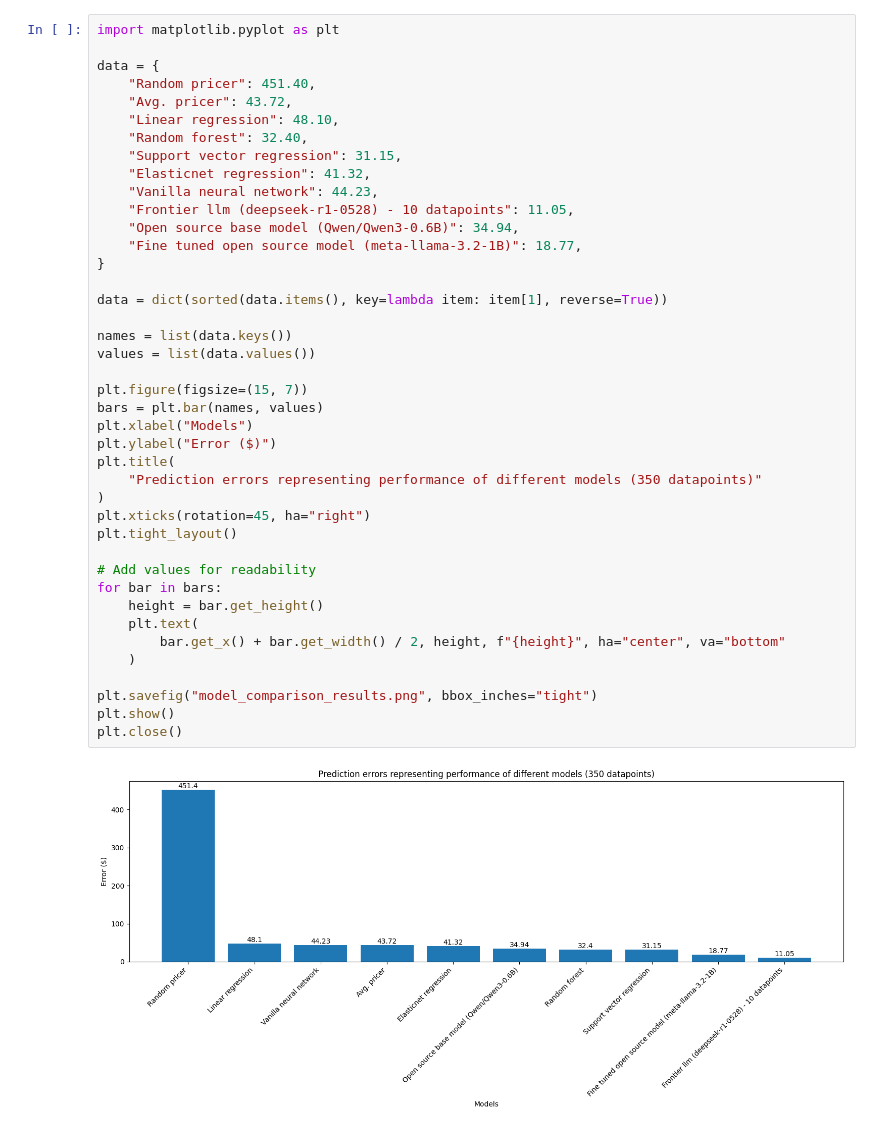
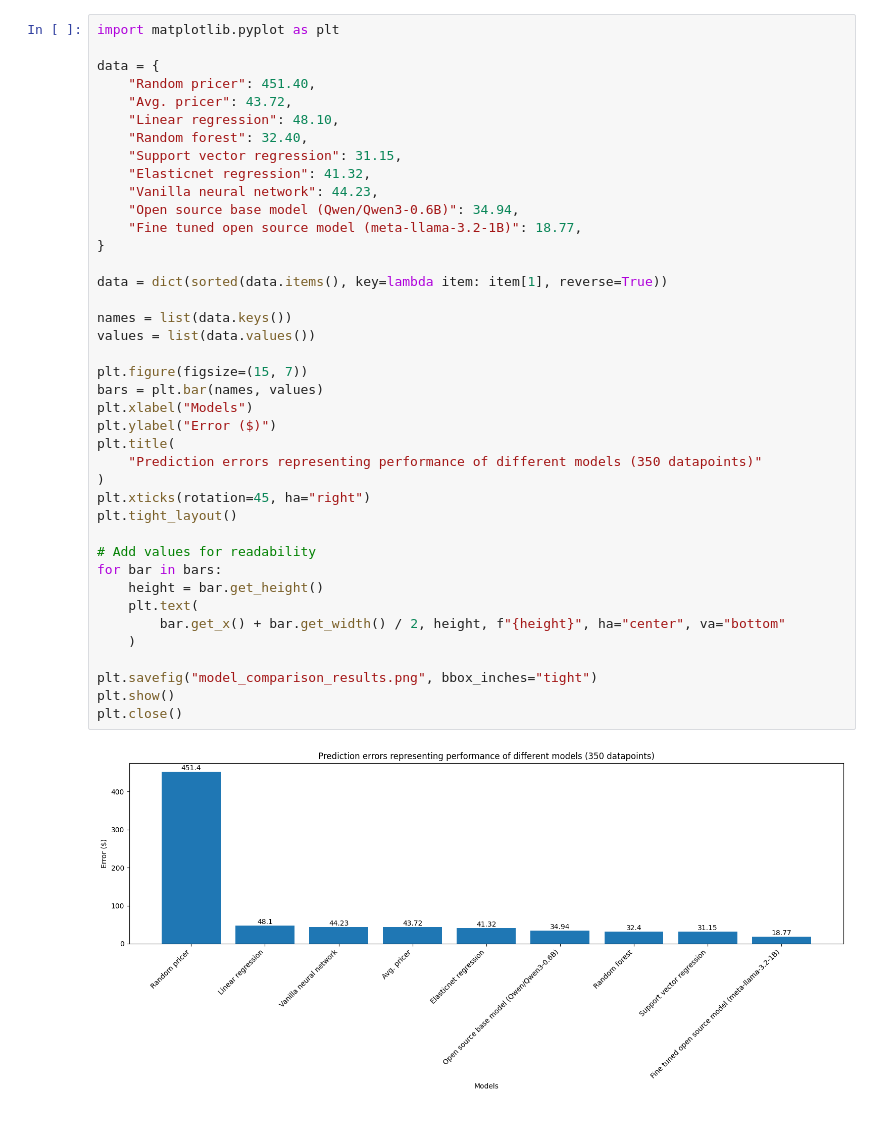
Before and after one commit to rushil180101/ai-pricer, a Jupyter notebook: arena/results.ipynb, the cells around one changed output. Cells and saved outputs as stored; diff of their text form.

```diff
--- a/arena/results.ipynb
+++ b/arena/results.ipynb
@@ -9,35 +9,34 @@ data = {
     "Support vector regression": 31.15,
     "Elasticnet regression": 41.32,
     "Vanilla neural network": 44.23,
-    "Frontier llm (deepseek-r1-0528) - 10 datapoints": 11.05,
     "Open source base model (Qwen/Qwen3-0.6B)": 34.94,
     "Fine tuned open source model (meta-llama-3.2-1B)": 18.77,
 }
 
 data = dict(sorted(data.items(), key=lambda item: item[1], reverse=True))
 
 names = list(data.keys())
 values = list(data.values())
 
 plt.figure(figsize=(15, 7))
 bars = plt.bar(names, values)
 plt.xlabel("Models")
 plt.ylabel("Error ($)")
 plt.title(
     "Prediction errors representing performance of different models (350 datapoints)"
 )
 plt.xticks(rotation=45, ha="right")
 plt.tight_layout()
 
 # Add values for readability
 for bar in bars:
     height = bar.get_height()
     plt.text(
         bar.get_x() + bar.get_width() / 2, height, f"{height}", ha="center", va="bottom"
     )
 
 plt.savefig("model_comparison_results.png", bbox_inches="tight")
 plt.show()
 plt.close()
 # %% [output]
-[figure, old version]
+[figure, new version]
```
Also changed, not shown: 1 other file.
